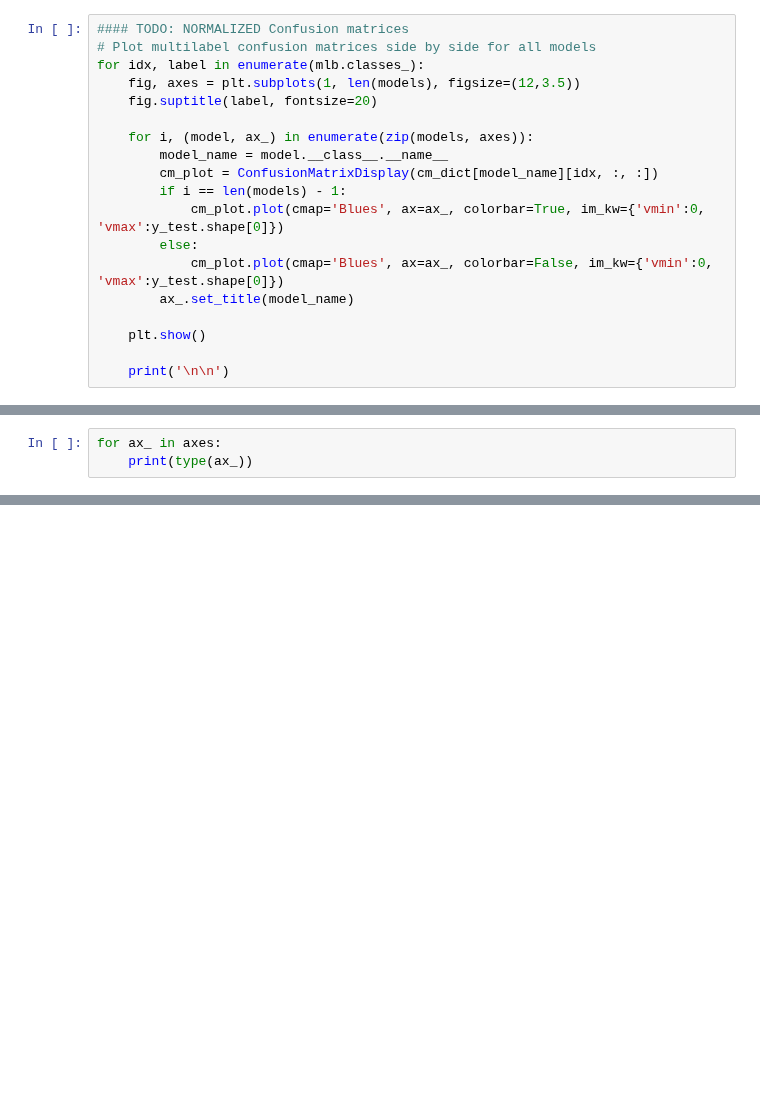
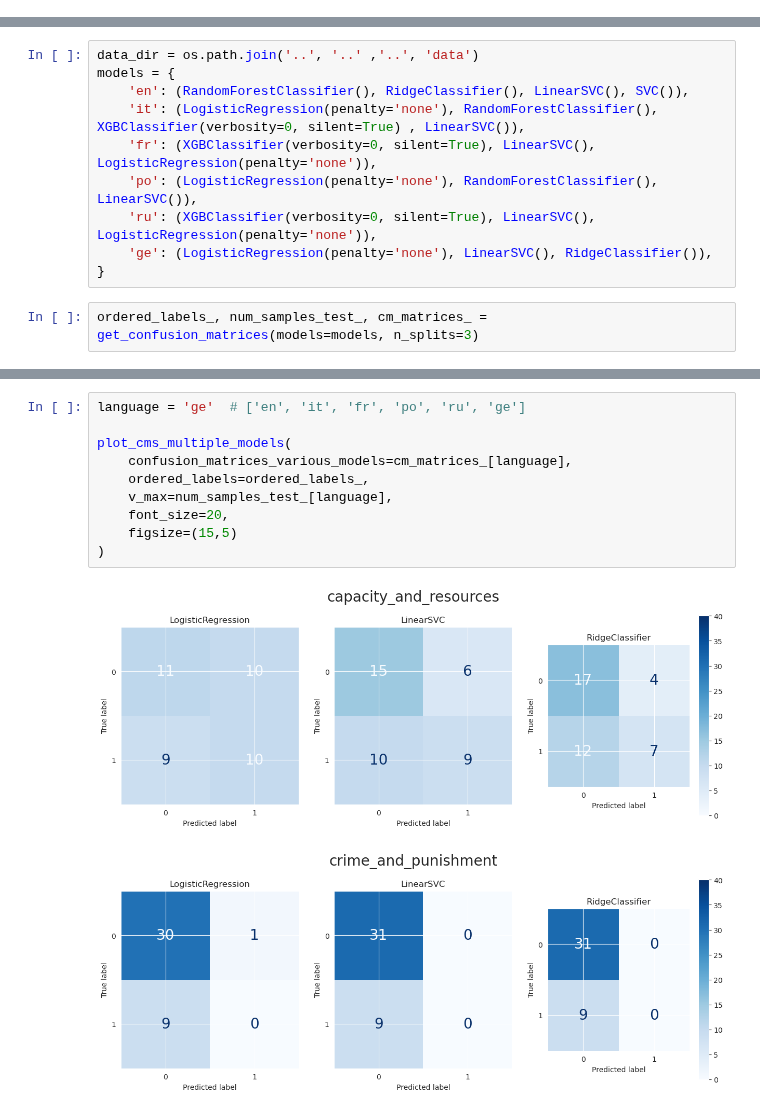
Before and after one commit to JdbermeoUZH/policy-framing, a Jupyter notebook: documentation/analyses/Default classifiers/Sanity Check.ipynb, the cells around one changed output, grey strips where cells are left out. Drawn from its saved outputs; the diff is of its cells as text; blank space fills up the shorter version.

Commit message:
added confusion matrix sanity check and main findings on base/default performance on all datasets

```diff
--- a/documentation/analyses/Default classifiers/Sanity Check.ipynb
+++ b/documentation/analyses/Default classifiers/Sanity Check.ipynb
@@ -142,19 +27,0 @@ for idx, label in enumerate(mlb.classes_):
-# %%
-#### TODO: NORMALIZED Confusion matrices
-# Plot multilabel confusion matrices side by side for all models
-for idx, label in enumerate(mlb.classes_):
-    fig, axes = plt.subplots(1, len(models), figsize=(12,3.5))
-    fig.suptitle(label, fontsize=20)
-
-    for i, (model, ax_) in enumerate(zip(models, axes)):
-        model_name = model.__class__.__name__
-        cm_plot = ConfusionMatrixDisplay(cm_dict[model_name][idx, :, :])
-        if i == len(models) - 1:
-            cm_plot.plot(cmap='Blues', ax=ax_, colorbar=True, im_kw={'vmin':0, 'vmax':y_test.shape[0]})
-        else:
-            cm_plot.plot(cmap='Blues', ax=ax_, colorbar=False, im_kw={'vmin':0, 'vmax':y_test.shape[0]})
-        ax_.set_title(model_name)
-
-    plt.show()
-
-    print('\n\n')
@@ -176,3 +27,0 @@ for idx, label in enumerate(mlb.classes_):
-# %%
-for ax_ in axes:
-    print(type(ax_))
@@ -230,0 +156,12 @@ fairness_and_equality
+# %%
+data_dir = os.path.join('..', '..' ,'..', 'data')
+models = {
+    'en': (RandomForestClassifier(), RidgeClassifier(), LinearSVC(), SVC()),
+    'it': (LogisticRegression(penalty='none'), RandomForestClassifier(), XGBClassifier(verbosity=0, silent=True) , LinearSVC()),
+    'fr': (XGBClassifier(verbosity=0, silent=True), LinearSVC(), LogisticRegression(penalty='none')),
+    'po': (LogisticRegression(penalty='none'), RandomForestClassifier(), LinearSVC()),
+    'ru': (XGBClassifier(verbosity=0, silent=True), LinearSVC(), LogisticRegression(penalty='none')),
+    'ge': (LogisticRegression(penalty='none'), LinearSVC(), RidgeClassifier()),
+}
+# %%
+ordered_labels_, num_samples_test_, cm_matrices_ = get_confusion_matrices(models=models, n_splits=3)
@@ -230,0 +278,13 @@ fairness_and_equality
+# %%
+language = 'ge'  # ['en', 'it', 'fr', 'po', 'ru', 'ge']
+
+plot_cms_multiple_models(
+    confusion_matrices_various_models=cm_matrices_[language],
+    ordered_labels=ordered_labels_,
+    v_max=num_samples_test_[language],
+    font_size=20,
+    figsize=(15,5)
+)
+# %% [output]
+[figure, added]
+[figure, added]
```
Also changed, not shown: parts of 18 cells of this notebook, 1 other file.
